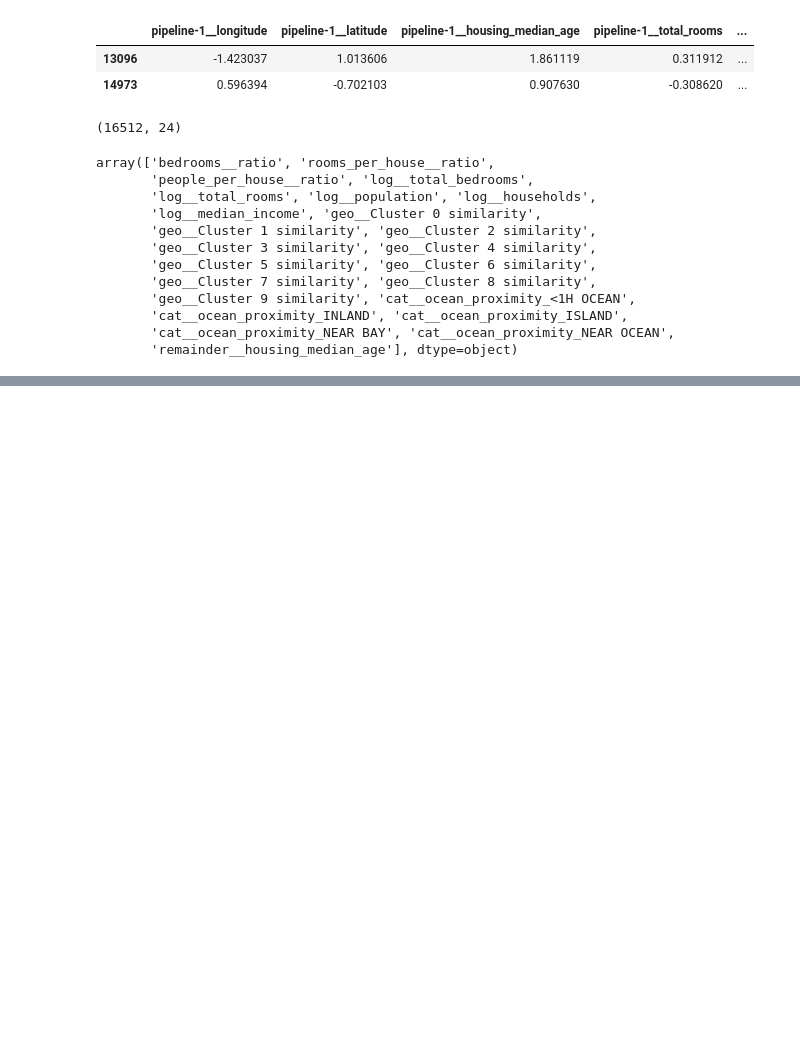
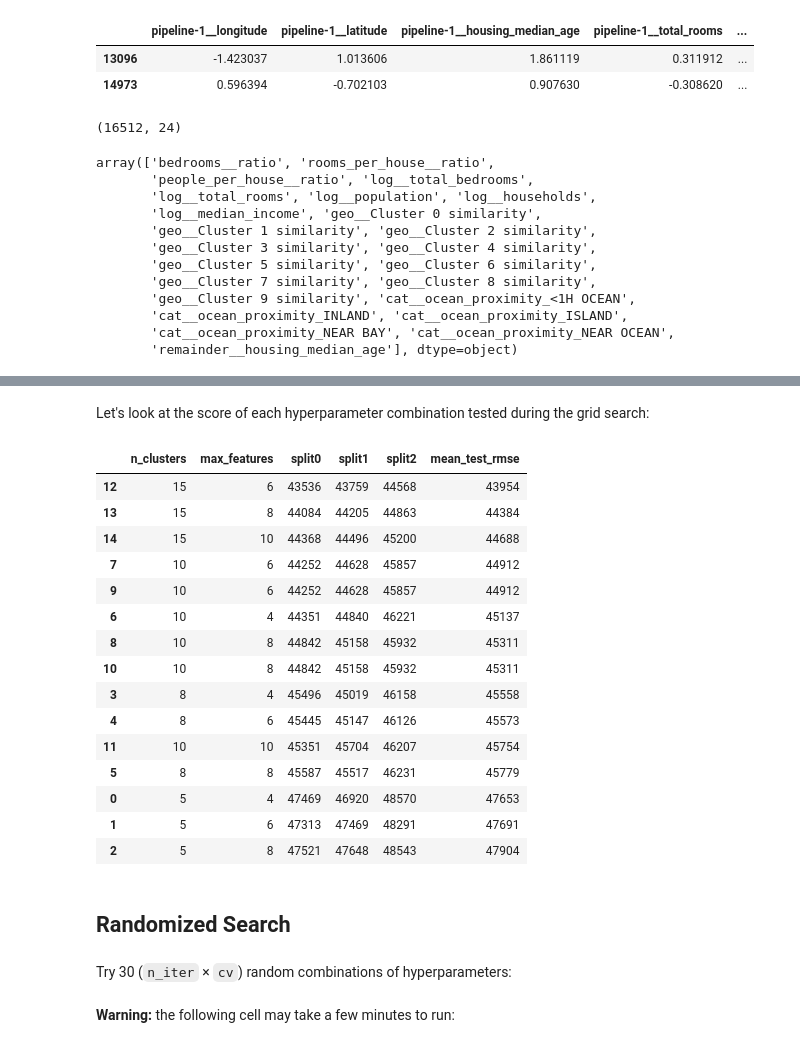
Before and after one commit to saiedalo/hands-on-ml-notebooks, a Jupyter notebook: hands-on-ml-2.ipynb, the cells around one changed output, grey strips where cells are left out. Cells and saved outputs as stored; diff of their text form; code cells hidden in the pictures; blank space fills up the shorter version.

Commit message:
Model: Selected, Fine-Tuned and saved

```diff
--- a/hands-on-ml-2.ipynb
+++ b/hands-on-ml-2.ipynb
@@ -1050,0 +1180,7 @@ array(['bedrooms__ratio', 'rooms_per_house__ratio',
+# %%
+from sklearn.ensemble import RandomForestRegressor
+
+forest_reg = make_pipeline(preprocessing,
+                           RandomForestRegressor(random_state=42))
+forest_rmses = -cross_val_score(forest_reg, housing, housing_labels,
+                                scoring="neg_root_mean_squared_error", cv=10)
@@ -1050,0 +1201,5 @@ array(['bedrooms__ratio', 'rooms_per_house__ratio',
+# %%
+forest_reg.fit(housing, housing_labels)
+housing_predictions = forest_reg.predict(housing)
+forest_rmse = root_mean_squared_error(housing_labels, housing_predictions)
+forest_rmse
@@ -1050,0 +1216,16 @@ array(['bedrooms__ratio', 'rooms_per_house__ratio',
+# %%
+from sklearn.model_selection import GridSearchCV
+
+full_pipeline = Pipeline([
+    ("preprocessing", preprocessing),
+    ("random_forest", RandomForestRegressor(random_state=42)),
+])
+param_grid = [
+    {'preprocessing__geo__n_clusters': [5, 8, 10],
+     'random_forest__max_features': [4, 6, 8]},
+    {'preprocessing__geo__n_clusters': [10, 15],
+     'random_forest__max_features': [6, 8, 10]},
+]
+grid_search = GridSearchCV(full_pipeline, param_grid, cv=3,
+                           scoring='neg_root_mean_squared_error')
+grid_search.fit(housing, housing_labels)
@@ -1050,0 +1285,34 @@ array(['bedrooms__ratio', 'rooms_per_house__ratio',
+# %% [markdown]
+Let's look at the score of each hyperparameter combination tested during the grid search:
+# %%
+cv_res = pd.DataFrame(grid_search.cv_results_)
+cv_res.sort_values(by="mean_test_score", ascending=False, inplace=True)
+
+# extra code – these few lines of code just make the DataFrame look nicer
+cv_res = cv_res[["param_preprocessing__geo__n_clusters",
+                 "param_random_forest__max_features", "split0_test_score",
+                 "split1_test_score", "split2_test_score", "mean_test_score"]]
+score_cols = ["split0", "split1", "split2", "mean_test_rmse"]
+cv_res.columns = ["n_clusters", "max_features"] + score_cols
+cv_res[score_cols] = -cv_res[score_cols].round().astype(np.int64)
+
+cv_res
+# %% [output]
+|  | n_clusters | max_features | split0 | split1 | split2 | mean_test_rmse |
+| 12 | 15 | 6 | 43536 | 43759 | 44568 | 43954 |
+| 13 | 15 | 8 | 44084 | 44205 | 44863 | 44384 |
+| 14 | 15 | 10 | 44368 | 44496 | 45200 | 44688 |
+| 7 | 10 | 6 | 44252 | 44628 | 45857 | 44912 |
+| 9 | 10 | 6 | 44252 | 44628 | 45857 | 44912 |
+| 6 | 10 | 4 | 44351 | 44840 | 46221 | 45137 |
+| 8 | 10 | 8 | 44842 | 45158 | 45932 | 45311 |
+| 10 | 10 | 8 | 44842 | 45158 | 45932 | 45311 |
+| 3 | 8 | 4 | 45496 | 45019 | 46158 | 45558 |
+| 4 | 8 | 6 | 45445 | 45147 | 46126 | 45573 |
+| 11 | 10 | 10 | 45351 | 45704 | 46207 | 45754 |
+| 5 | 8 | 8 | 45587 | 45517 | 46231 | 45779 |
+| 0 | 5 | 4 | 47469 | 46920 | 48570 | 47653 |
+| 1 | 5 | 6 | 47313 | 47469 | 48291 | 47691 |
+| 2 | 5 | 8 | 47521 | 47648 | 48543 | 47904 |
+# %% [markdown]
+## Randomized Search
@@ -1050,0 +1322,4 @@ array(['bedrooms__ratio', 'rooms_per_house__ratio',
+# %% [markdown]
+Try 30 (`n_iter` × `cv`) random combinations of hyperparameters:
+# %% [markdown]
+**Warning:** the following cell may take a few minutes to run:
```
Also changed, not shown: parts of 53 cells of this notebook.
